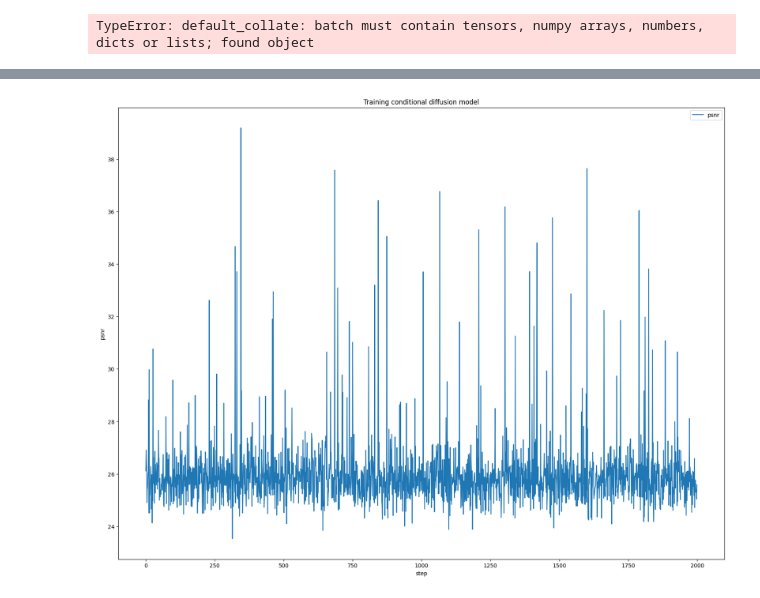
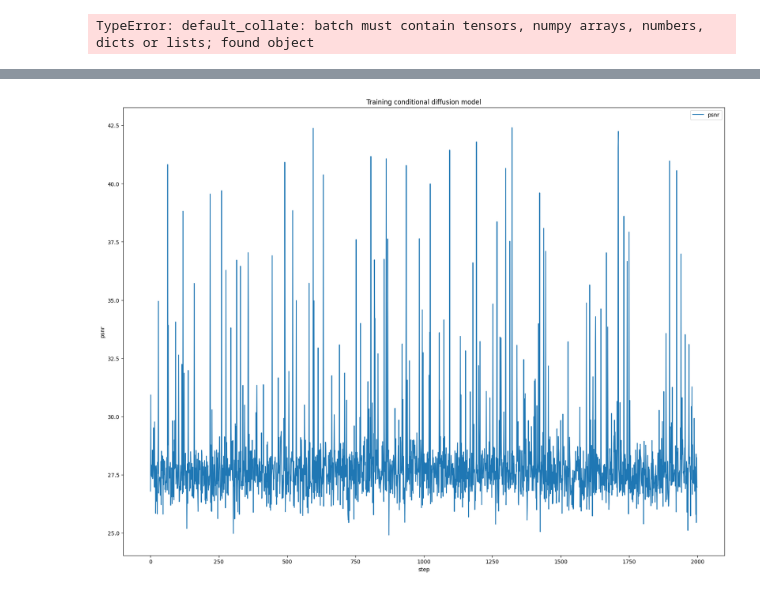
Before and after one commit to charles-kmc/UD2M, a Jupyter notebook: main.ipynb, the cells around one changed output, grey strips where cells are left out. Cells and saved outputs as stored; diff of their text form; code cells hidden in the pictures.

```diff
--- a/main.ipynb
+++ b/main.ipynb
@@ -447,9 +447,10 @@ TypeError: default_collate: batch must contain tensors, numpy arrays, numbers, d
 import pandas as pd
 import matplotlib.pyplot as plt
 import numpy as np
+import os
+import torch
 
-
-data = pd.read_csv("psnrs2.csv")
+data = pd.read_csv("psnr3.csv")
 data.columns
 # %% [output]
 Index(['Step',
@@ -459,14 +460,14 @@ Index(['Step',
       dtype='object')
 # %%
-psnr_val = data["date_2024-10-08 10:59:21_Consistency_False_init_model_ircnn_color_pertubation_True_task_debur_lr_3e-06_rank_10 - psnr"].values[:2000]
+psnr_val = data["2024-10-09 15:30:23_Cons_False_init_model_ircnn_color_pertub_True_task_debur_lr_3e-05_rank_10_max_iter_unfold_3 - psnr"].values[-2000:]
 fig = plt.figure(figsize=(20,15))
 plt.plot(range(len(psnr_val)), psnr_val, label = "psnr")
 plt.xlabel("step")
 plt.ylabel("psnr")
 plt.legend()
 plt.title("Training conditional diffusion model")
 plt.show()
 # %% [output]
-[figure, old version]
+[figure, new version]
 # %%
 import torch
```
Also changed, not shown: parts of 10 cells of this notebook, 10 other files.
